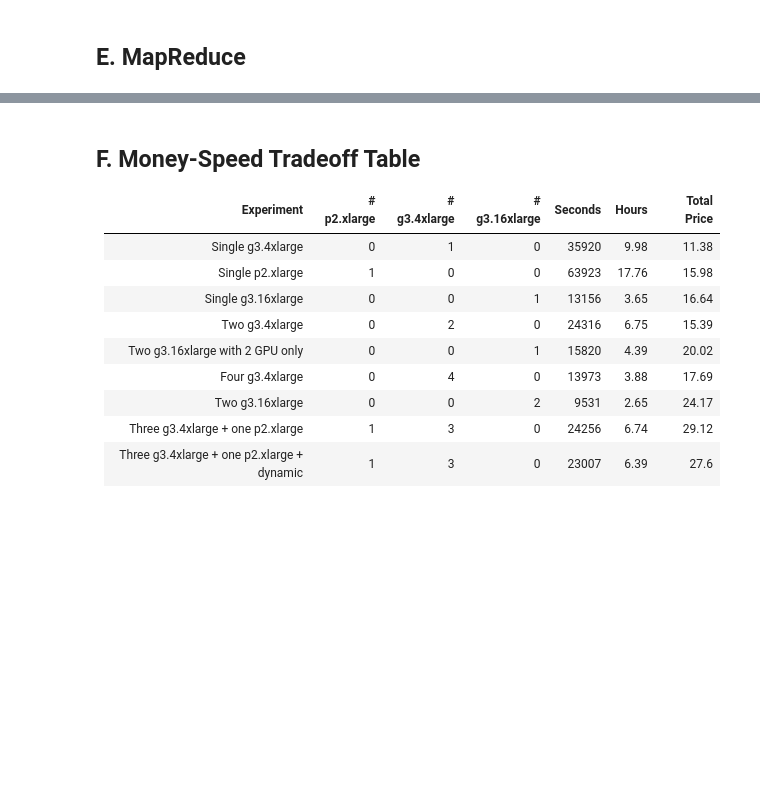
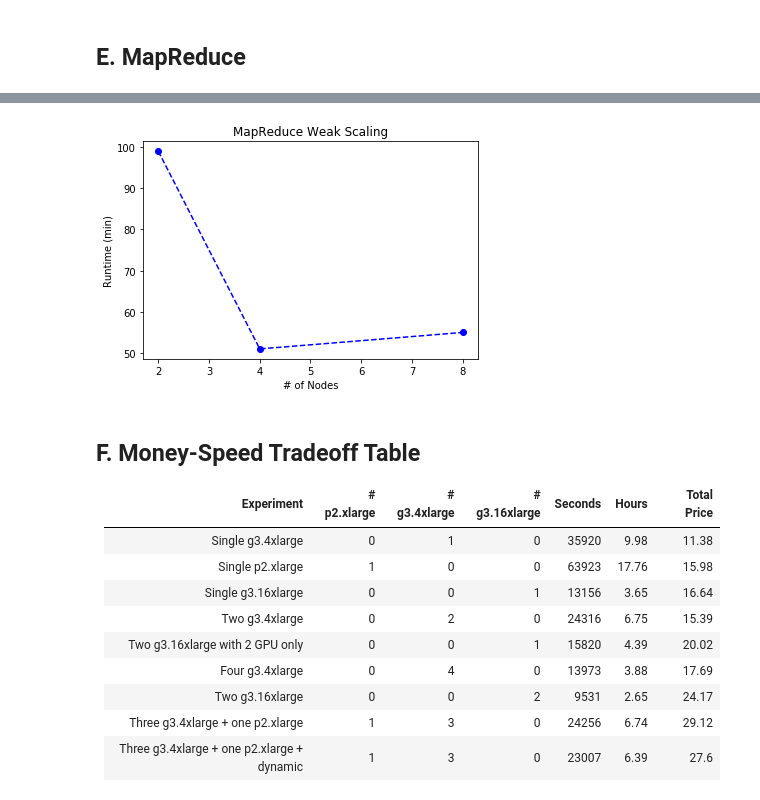
Before and after one commit to zzaym/Large-Scale-Distributed-Sentiment-Analysis-with-RNNs, a Jupyter notebook: visualization.ipynb, the cells around one changed output, grey strips where cells are left out. Cells and saved outputs as stored; diff of their text form; code cells hidden in the pictures; blank space fills up the shorter version.

```diff
--- a/visualization.ipynb
+++ b/visualization.ipynb
@@ -317,3 +322,12 @@ plt.show()
+# %%
+plt.figure(figsize=(6,4))
+plt.subplot(1,1,1,title='MapReduce Weak Scaling')
+plt.plot(num_nodes,[99,51,55], 'b--o')
+plt.xlabel('# of Nodes')
+plt.ylabel('Runtime (min)');
+#plt.savefig('../MapReduce_Weak.png', transparent=True);
+# %% [output]
+[figure, added]
 # %% [markdown]
 ## F. Money-Speed Tradeoff Table
 
```
Also changed, not shown: parts of 2 cells of this notebook.
